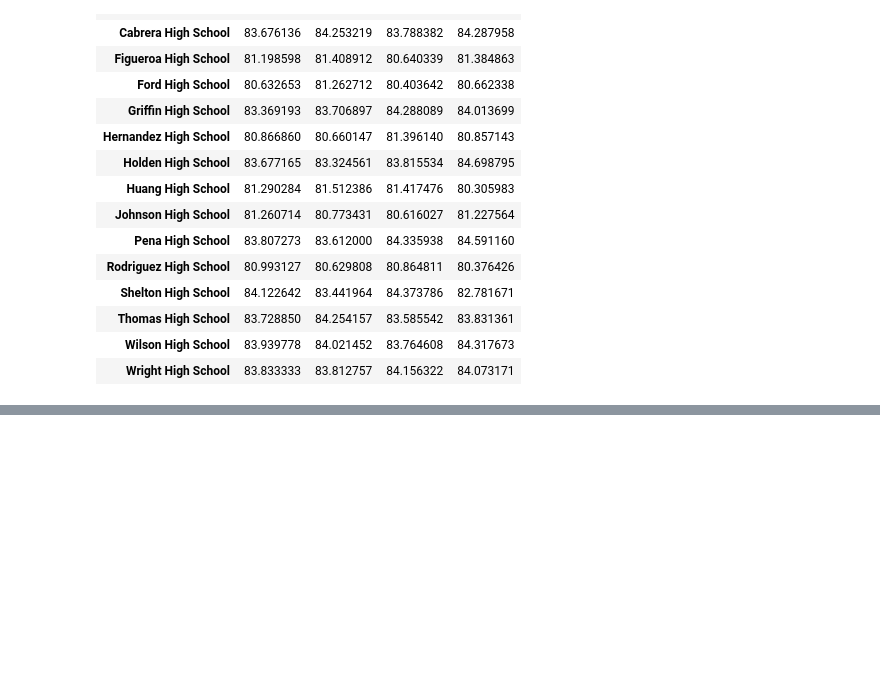
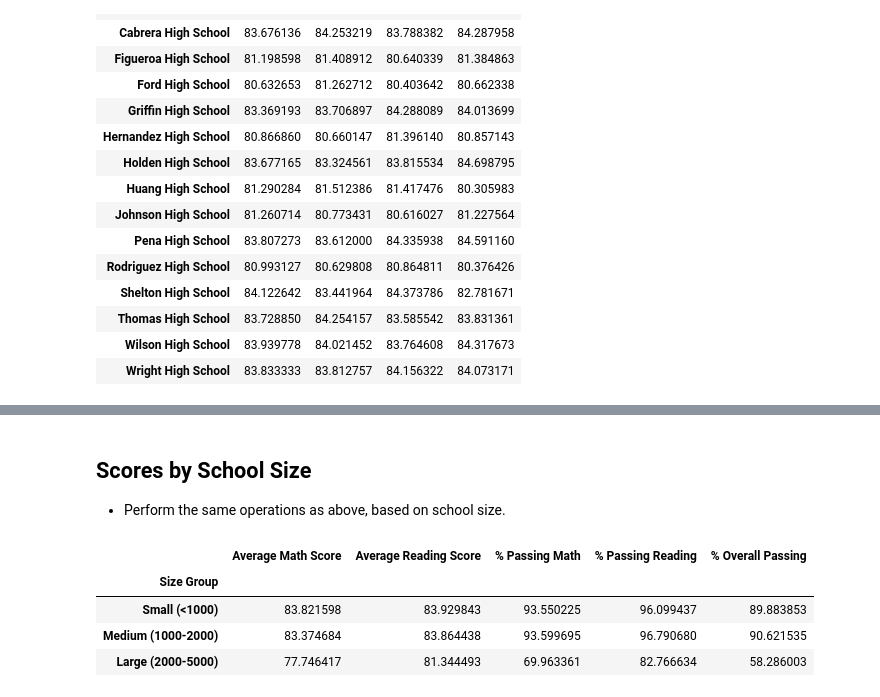
Before and after one commit to neena-da/pandas-challenge, a Jupyter notebook: PyCitySchools/Untitled.ipynb, the cells around one changed output, grey strips where cells are left out. Saved outputs shown, nothing was run; the diff lists cells and outputs as text; code cells hidden in the pictures; blank space fills up the shorter version.

```diff
--- a/PyCitySchools/Untitled.ipynb
+++ b/PyCitySchools/Untitled.ipynb
@@ -457,0 +330,21 @@ school_data_complete[school_data_complete['math_score'] >= 70]
+# %% [markdown]
+## Scores by School Size
+* Perform the same operations as above, based on school size.
+# %%
+# Creating bins to group school size
+bins_2 = [0, 999, 1999, 5000]
+
+# Creating labels for these bins
+group_labels_2 = ["Small (<1000)", "Medium (1000-2000)", "Large (2000-5000)"]
+
+# Placing the data series into a new column inside of the DataFrame
+school_summary_new["Size Group"] = pd.cut(school_summary_new['Size'], bins_2, labels=group_labels_2)
+
+# Creating a GroupBy object based upon "Size Group" and calculating average
+school_summary_new.groupby(['Size Group'])[['Average Math Score', 'Average Reading Score', '% Passing Math', '% Passing Reading', '% Overall Passing']].mean()
+# %% [output]
+|  | Average Math Score | Average Reading Score | % Passing Math | % Passing Reading | % Overall Passing |
+| Size Group |  |  |  |  |  |
+| Small (<1000) | 83.821598 | 83.929843 | 93.550225 | 96.099437 | 89.883853 |
+| Medium (1000-2000) | 83.374684 | 83.864438 | 93.599695 | 96.790680 | 90.621535 |
+| Large (2000-5000) | 77.746417 | 81.344493 | 69.963361 | 82.766634 | 58.286003 |
```
Also changed, not shown: parts of 23 cells of this notebook.
